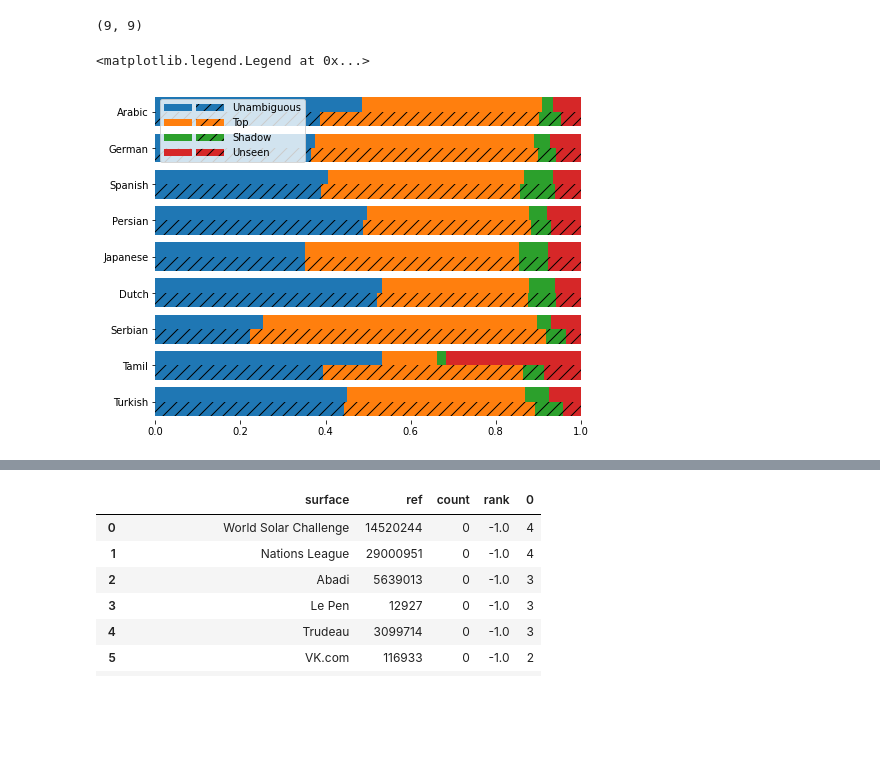
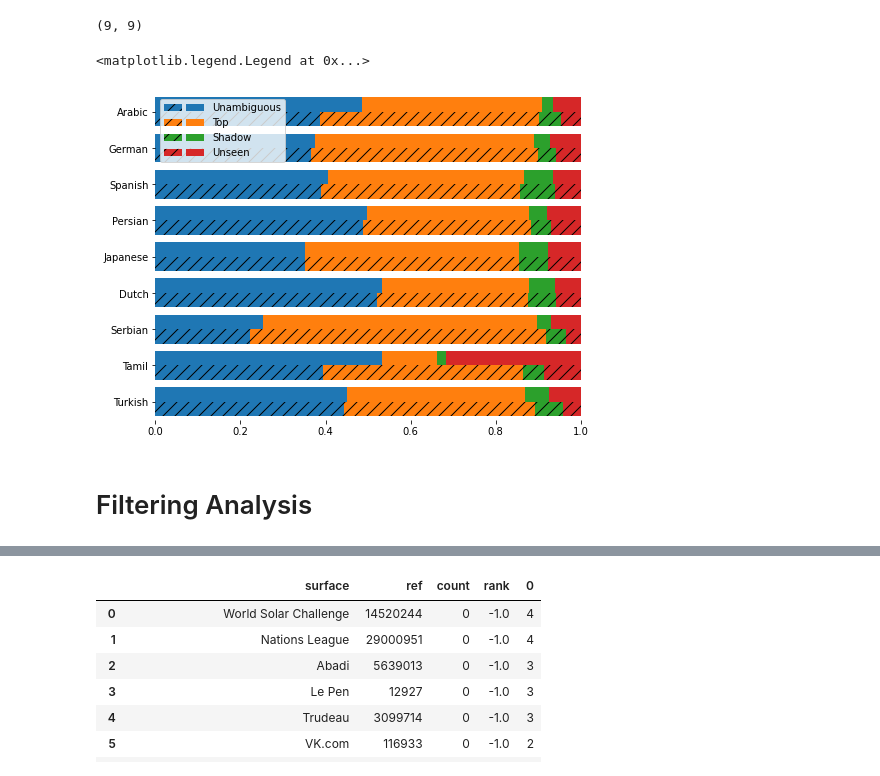
Before and after one commit to bennokr/minimEL, a Jupyter notebook: evaluation/Mewsli-9.ipynb, the cells around one changed output, grey strips where cells are left out. Drawn from its saved outputs; the diff is of its cells as text; code cells hidden in the pictures; blank space fills up the shorter version.

```diff
--- a/evaluation/Mewsli-9.ipynb
+++ b/evaluation/Mewsli-9.ipynb
@@ -150,31 +150,34 @@ len(ranks), len(stem_ranks)
 # %%
 from matplotlib.legend_handler import HandlerTuple
 
 def cat(x):
     return 'Unseen' if pd.isna(x) else ('Shadow' if x>0 else (' Top' if x==0 else '  Unambiguous'))
 
 fig, ax = plt.subplots(figsize=(8,6))
 pd.DataFrame({
     code_lang.get(l,l).title():r['rank'].apply(cat).value_counts() / len(r)
     for l,r in sorted(ranks.items())[::-1]
 }).sort_index().T.plot.barh(ax=ax, stacked=True, width=.4, position=0)
 x = pd.DataFrame({
     code_lang.get(l,l).title():r['rank'].apply(cat).value_counts() / len(r)
     for l,r in sorted(stem_ranks.items())[::-1]
 }).sort_index().T.plot.barh(ax=ax, stacked=True, width=.4, position=1, hatch='//')
 
 ax.spines['top'].set_visible(False)
 ax.spines['right'].set_visible(False)
 ax.spines['bottom'].set_visible(False)
 ax.spines['left'].set_visible(False)
 
+handles, labels = ax.get_legend_handles_labels()
 ax.set_ylim([-.5, len(ranks)-.5])
 ax.legend(
-    list(zip(handles[:4], handles[4:])),
+    list(zip(handles[4:], handles[:4])),
     [l.strip() for l in labels[:4]],
     loc='upper left',
-    handlelength = 6,
+    handlelength = 4,
     handler_map={tuple: HandlerTuple(ndivide=None)})
 # %% [output]
 <matplotlib.legend.Legend at 0x...>
-[figure, old version]
+[figure, new version]
+# %% [markdown]
+# Filtering Analysis
```
Also changed, not shown: parts of 6 cells of this notebook, 8 other files.
